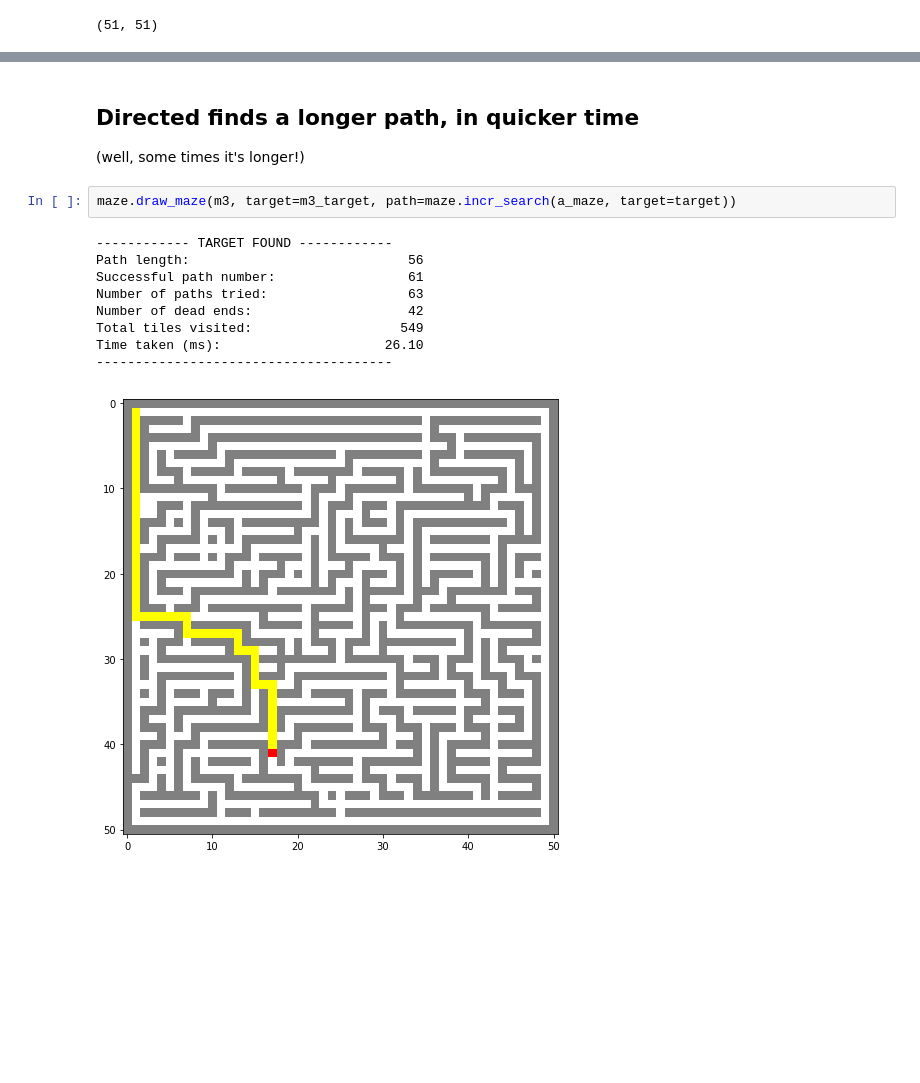
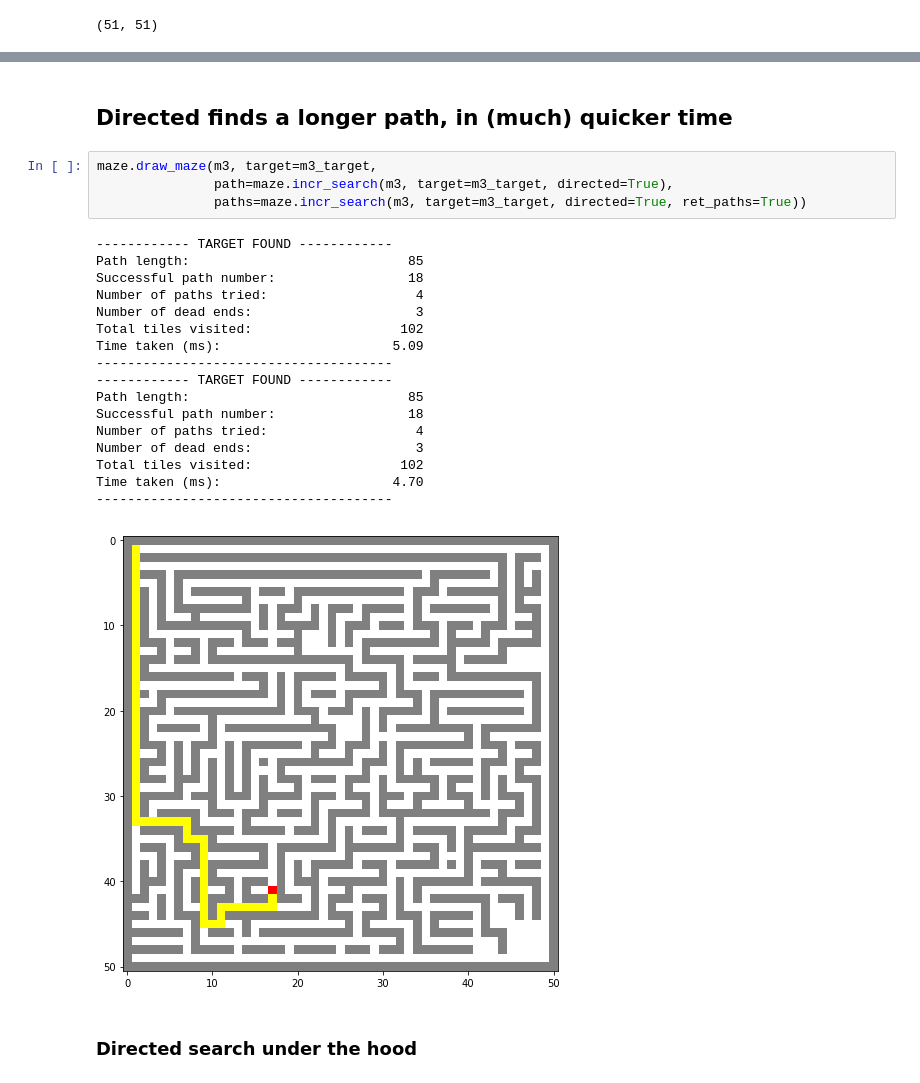
Before and after one commit to opi9a/algorithms, a Jupyter notebook: mazes.ipynb, the cells around one changed output, grey strips where cells are left out. Cells and saved outputs as stored; diff of their text form; blank space fills up the shorter version.

Commit message:
fixed directed search

```diff
--- a/mazes.ipynb
+++ b/mazes.ipynb
@@ -213,16 +215,26 @@ maze.draw_maze(m3, target=m3_target, path=m3_sol, paths=m3_paths)
 # %% [markdown]
-## Directed finds a longer path, in quicker time
-
-(well, some times it's longer!)
+## Directed finds a longer path, in (much) quicker time
 # %%
-maze.draw_maze(m3, target=m3_target, path=maze.incr_search(a_maze, target=target))
+maze.draw_maze(m3, target=m3_target,
+               path=maze.incr_search(m3, target=m3_target, directed=True),
+               paths=maze.incr_search(m3, target=m3_target, directed=True, ret_paths=True))
 # %% [output]
 ------------ TARGET FOUND ------------
-Path length:                            56
-Successful path number:                 61
-Number of paths tried:                  63
-Number of dead ends:                    42
-Total tiles visited:                   549
-Time taken (ms):                     26.10
+Path length:                            85
+Successful path number:                 18
+Number of paths tried:                   4
+Number of dead ends:                     3
+Total tiles visited:                   102
+Time taken (ms):                      5.09
 --------------------------------------
+------------ TARGET FOUND ------------
+Path length:                            85
+Successful path number:                 18
+Number of paths tried:                   4
+Number of dead ends:                     3
+Total tiles visited:                   102
+Time taken (ms):                      4.70
+--------------------------------------
-[figure, old version]
+[figure, new version]
+# %% [markdown]
+### Directed search under the hood
```
Also changed, not shown: parts of 12 cells of this notebook, 1 other file.
